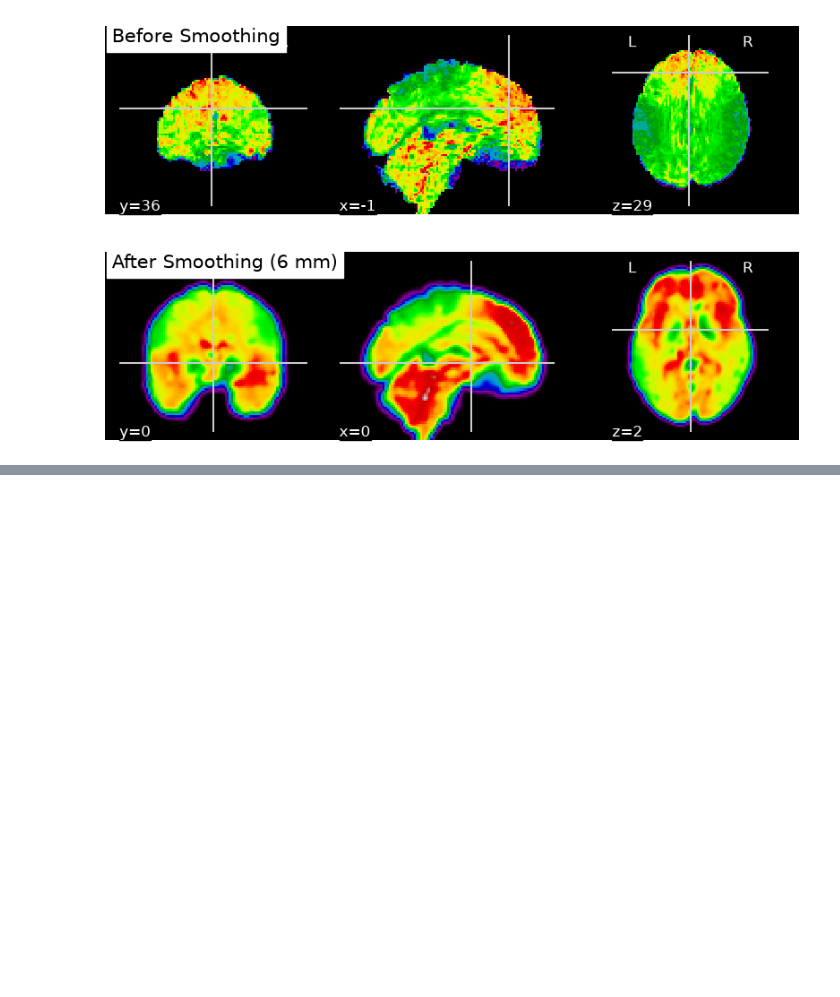
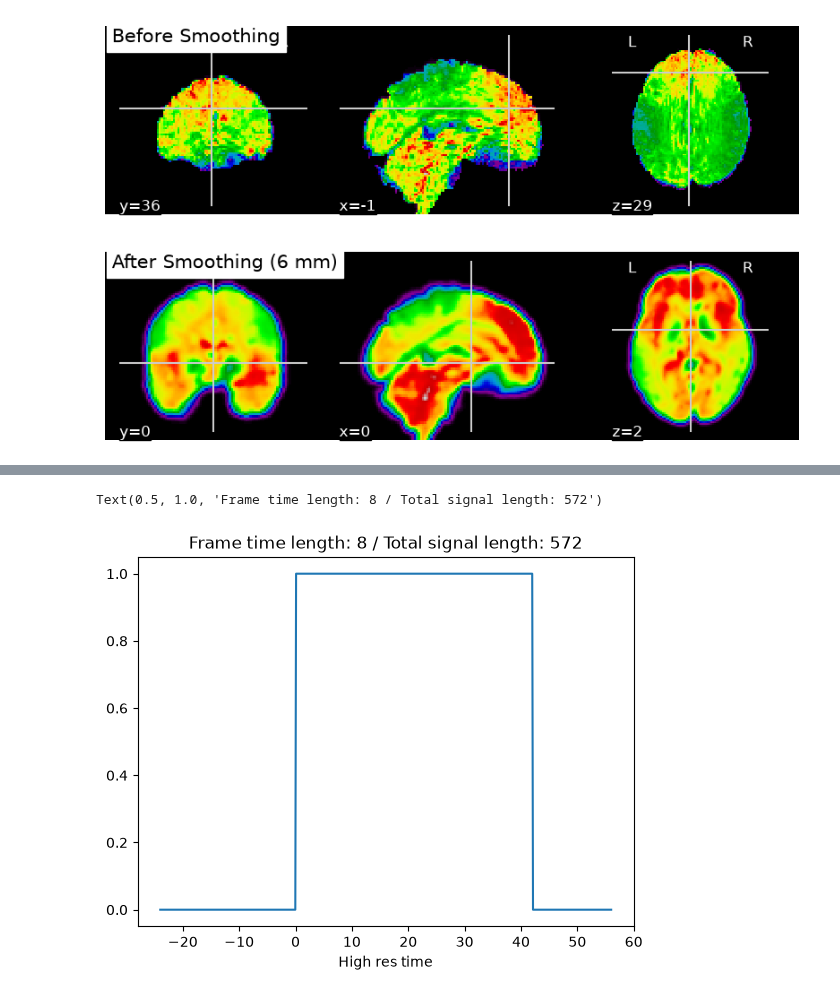
Before and after one commit to celiacst/Project1_NSSP, a Jupyter notebook: AC_code.ipynb, the cells around one changed output, grey strips where cells are left out. Saved outputs shown, nothing was run; the diff lists cells and outputs as text; code cells hidden in the pictures; blank space fills up the shorter version.

```diff
--- a/AC_code.ipynb
+++ b/AC_code.ipynb
@@ -284,0 +399,24 @@ plt.savefig(op.join(fig_dir, "2c_overlay_noreg.png"), dpi=200, bbox_inches="tigh
+# %%
+start_time = 0 # Replace with start time please
+end_time = 55 # Replace with end of not stimulation but where we want our frame time to end!!
+tr = 7 # What is our TR?
+frame_times= np.asarray(list(range(start_time, end_time, tr)))
+
+onset = 0 # Replace with the time at which stimulus starts
+duration = 42 # Replace with the duration of the stimulus
+amplitude = 1 # Replace with amplitude of the stimulus during stimulation
+
+exp_condition = np.asarray([[onset], [duration], [amplitude]])
+# %%
+from nilearn.glm.first_level.hemodynamic_models import _sample_condition, _resample_regressor, glover_hrf
+
+oversampling_factor=50
+
+hr_regressor, hr_frame_times = _sample_condition(exp_condition, frame_times, oversampling=oversampling_factor)
+
+plt.plot(hr_frame_times, hr_regressor)
+plt.xlabel('High res time')
+plt.title('Frame time length: {} / Total signal length: {}'.format(len(frame_times), len(hr_regressor)))
+# %% [output]
+Text(0.5, 1.0, 'Frame time length: 8 / Total signal length: 572')
+[figure, added]
```
Also changed, not shown: parts of 39 cells of this notebook.
